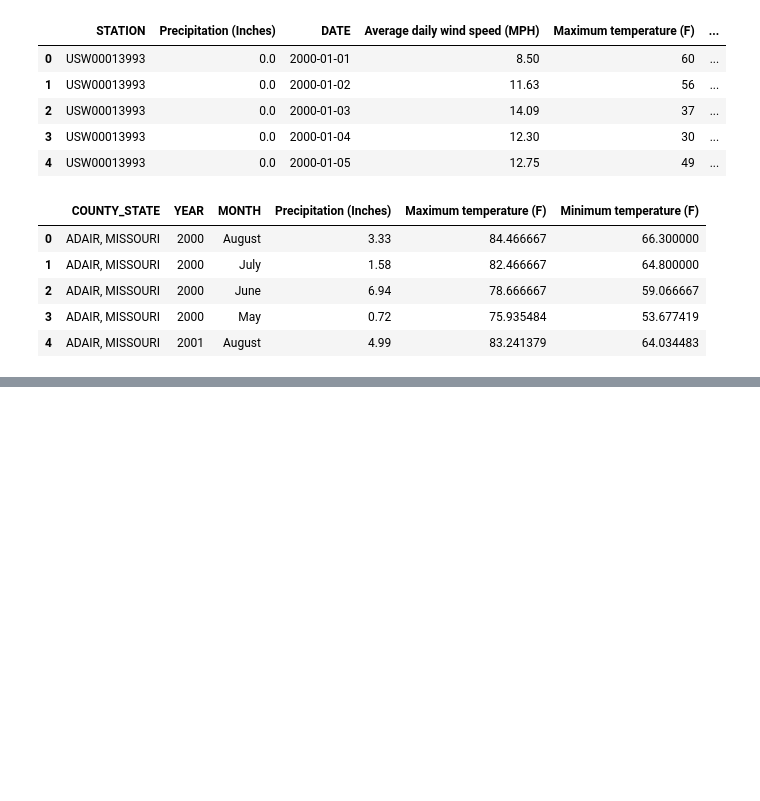
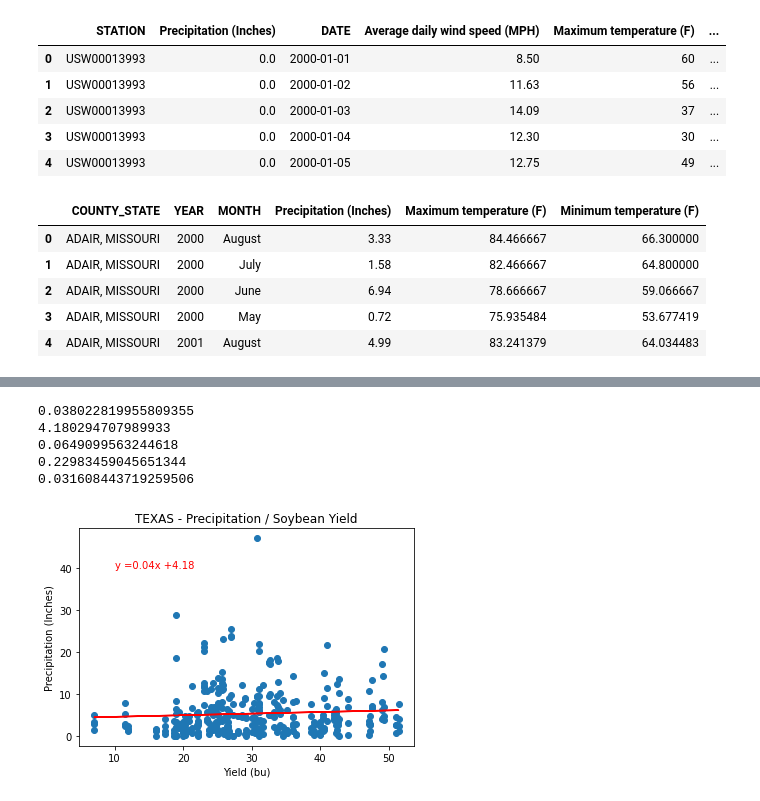
Before and after one commit to nourhamdan/databootcamp_project1, a Jupyter notebook: Project1_pt3.ipynb, the cells around one changed output, grey strips where cells are left out. Saved outputs shown, nothing was run; the diff lists cells and outputs as text; code cells hidden in the pictures; blank space fills up the shorter version.

```diff
--- a/Project1_pt3.ipynb
+++ b/Project1_pt3.ipynb
@@ -111,0 +156,3 @@ plt.scatter(x_axis, y_axis)
+# %%
+soybean_tx = tx_df[tx_df['Soybean Yield'].notnull()]
+soybean_tx.info()
@@ -111,0 +182,25 @@ plt.scatter(x_axis, y_axis)
+# %%
+x_axis = soybean_tx["Soybean Yield"]
+y_axis = soybean_tx['Precipitation (Inches)']
+plt.scatter(x_axis, y_axis)
+plt.title('TEXAS - Precipitation / Soybean Yield')
+plt.xlabel("Yield (bu)")
+plt.ylabel('Precipitation (Inches)')
+(slope,intercept, rvalue, pvalue,stderr)  = st.linregress(x_axis, y_axis)
+regress_values = x_axis * slope + intercept
+line_eq = 'y =' +str(round(slope,2)) + "x +" + str(round(intercept,2))
+plt.annotate(line_eq,(10,40), fontsize =10, color="red")
+plt.plot(x_axis,regress_values, color = 'red')
+plt.savefig("soybean_tx")
+print(slope)
+print(intercept)
+print(rvalue)
+print(pvalue)
+print(stderr)
+# %% [output]
+0.038022819955809355
+4.180294707989933
+0.0649099563244618
+0.22983459045651344
+0.031608443719259506
+[figure, added]
```
Also changed, not shown: parts of 48 cells of this notebook.
